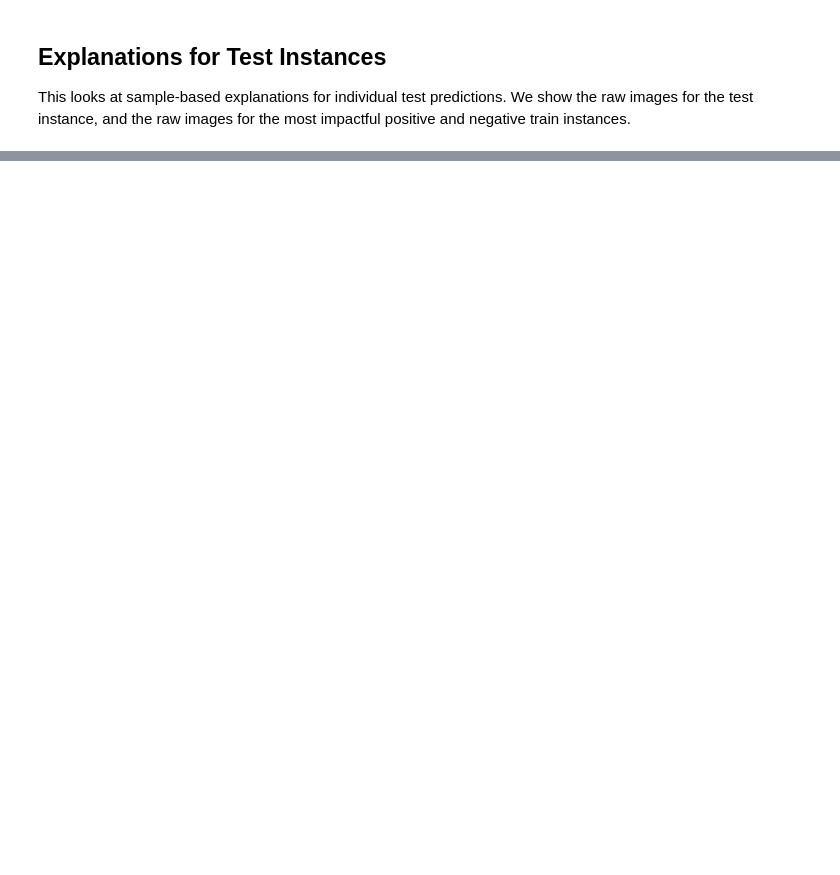
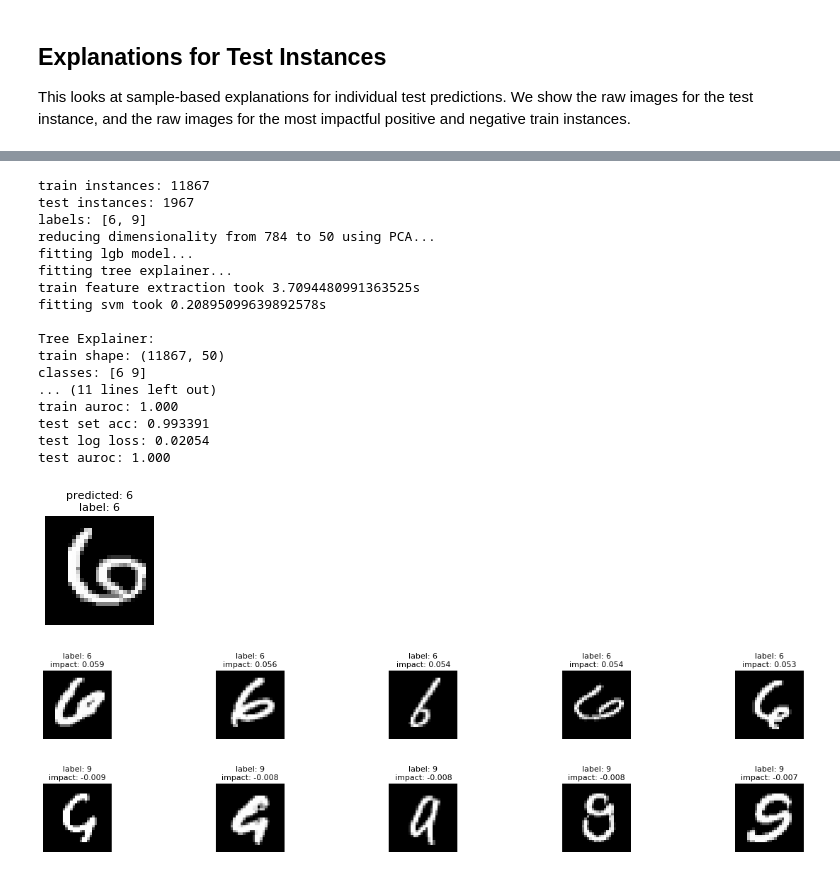
Before and after one commit to jjbrophy47/trex, a Jupyter notebook: experiments/notebooks/explanation_mnist.ipynb, the cells around one changed output, grey strips where cells are left out. Cells and saved outputs as stored; diff of their text form; code cells hidden in the pictures; blank space fills up the shorter version.

```diff
--- a/experiments/notebooks/explanation_mnist.ipynb
+++ b/experiments/notebooks/explanation_mnist.ipynb
@@ -62,0 +135,23 @@ computing impact from train instances took 0.0024709701538085938s
+# %%
+prediction_explanation(model='lgb', encoding='tree_output', dataset='mnist_69', random_state=8, topk_train=5, data_dir=data_dir)
+# %% [output]
+train instances: 11867
+test instances: 1967
+labels: [6, 9]
+reducing dimensionality from 784 to 50 using PCA...
+fitting lgb model...
+fitting tree explainer...
+train feature extraction took 3.7094480991363525s
+fitting svm took 0.20895099639892578s
+
+Tree Explainer:
+train shape: (11867, 50)
+classes: [6 9]
+... (11 lines left out)
+train auroc: 1.000
+test set acc: 0.993391
+test log loss: 0.02054
+test auroc: 1.000
+[figure, added]
+[figure, added]
+[figure, added]
```
Also changed, not shown: parts of 9 cells of this notebook, 3 other files.
